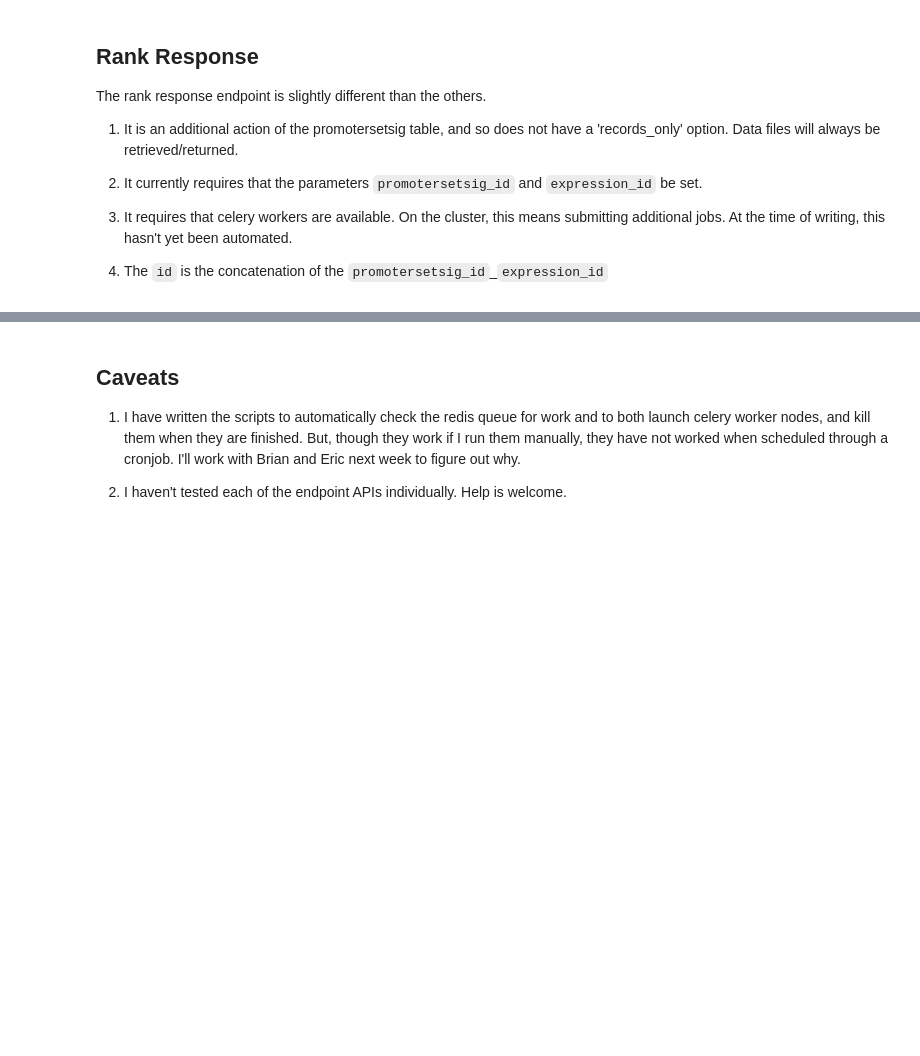
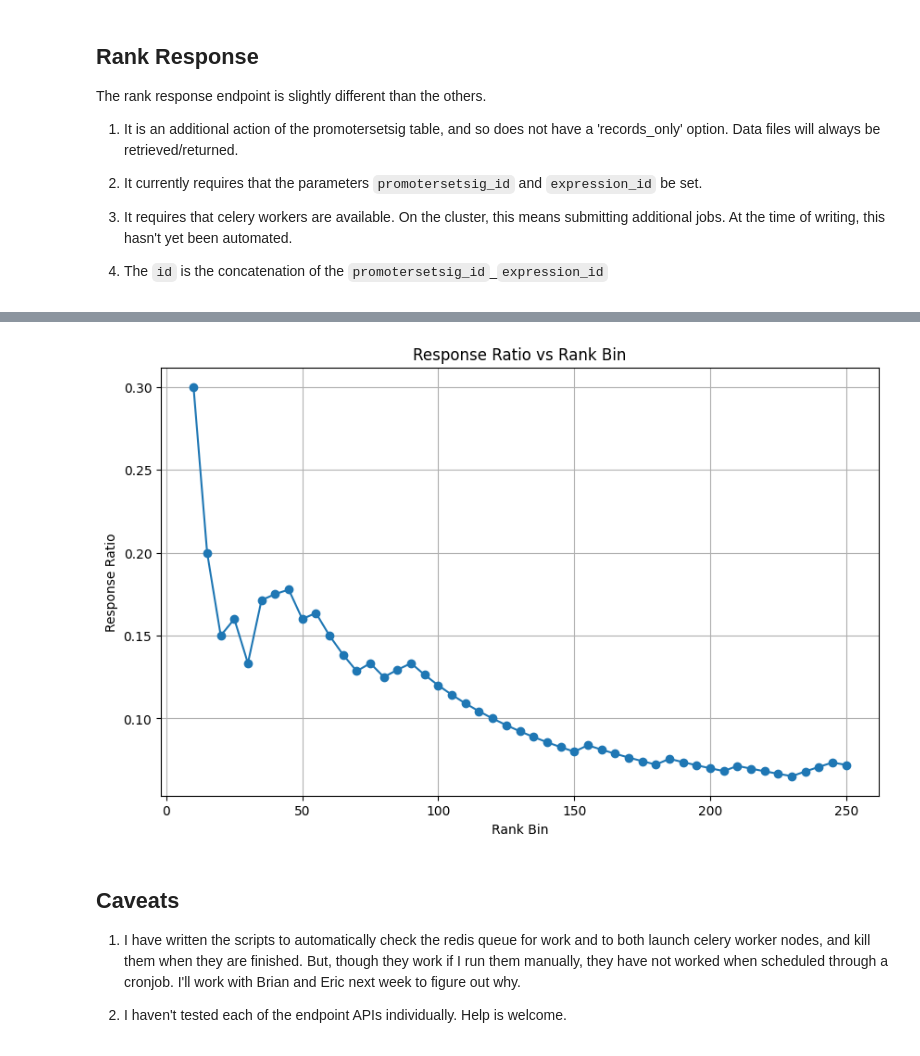
Before and after one commit to BrentLab/yeastdnnexplorer, a Jupyter notebook: docs/tutorials/database_interface.ipynb, the cells around one changed output, grey strips where cells are left out. Saved outputs shown, nothing was run; the diff lists cells and outputs as text; code cells hidden in the pictures; blank space fills up the shorter version.

```diff
--- a/docs/tutorials/database_interface.ipynb
+++ b/docs/tutorials/database_interface.ipynb
@@ -325,3 +341,16 @@ result.get("data").get("8783_4563")
+# %%
+df = result.get("data").get("6538_3204").iloc[1:50,:]
+
+# Plot
+plt.figure(figsize=(10, 6))
+plt.plot(df['rank_bin'], df['response_ratio'], marker='o')
+plt.xlabel('Rank Bin')
+plt.ylabel('Response Ratio')
+plt.title('Response Ratio vs Rank Bin')
+plt.grid(True)
+plt.show()
+# %% [output]
+[figure, added]
 # %% [markdown]
 ## Caveats
 
```
Also changed, not shown: parts of 13 cells of this notebook, 1 other file.
